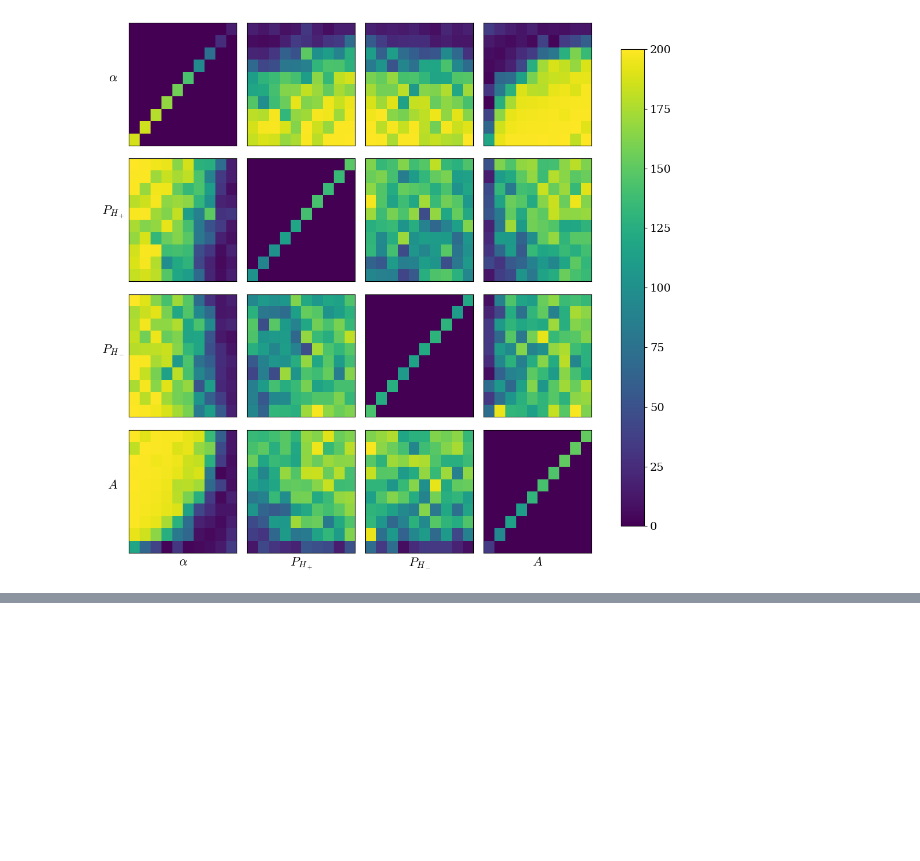
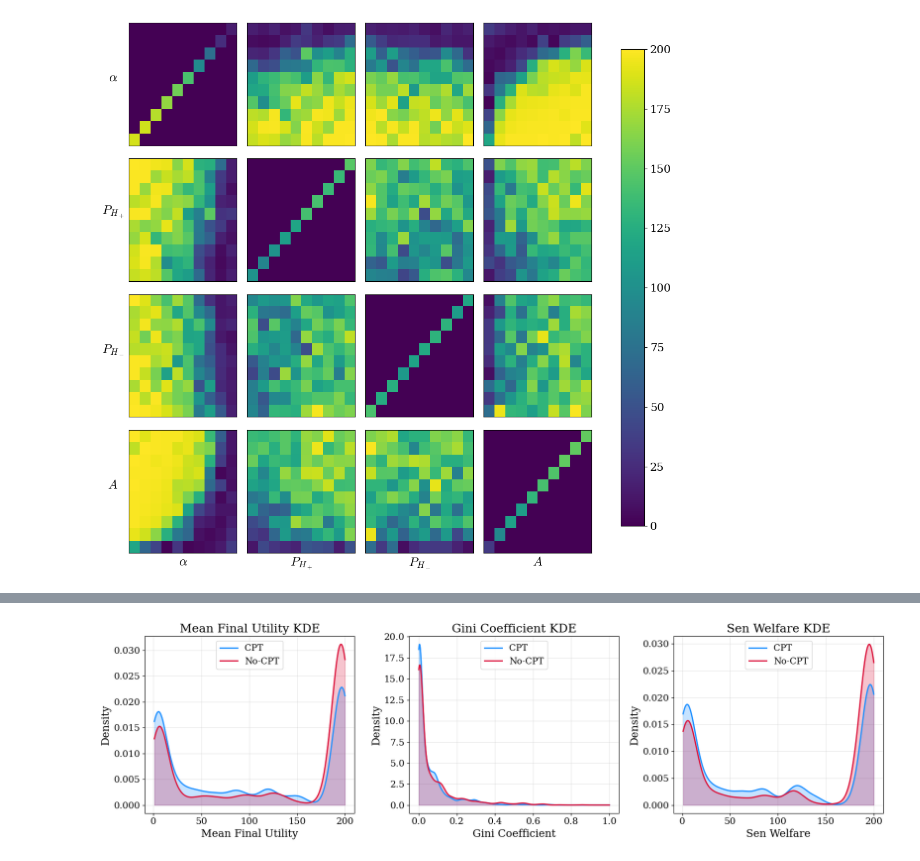
Before and after one commit to charlesaugdupont/cognitive-biases-endogenous-volatility, a Jupyter notebook: Sen_Welfare.ipynb, the cells around one changed output, grey strips where cells are left out. Saved outputs shown, nothing was run; the diff lists cells and outputs as text; code cells hidden in the pictures; blank space fills up the shorter version.

Commit message:
sen welfare, gini, mean util KDE plots

```diff
--- a/Sen_Welfare.ipynb
+++ b/Sen_Welfare.ipynb
@@ -59,0 +43,16 @@ with open(f"sen_welfare_{result_dir}.pickle", "wb") as f:
+# %%
+def gini_coeff(data):
+    if len(data) == 0:
+        return 0
+    data = np.asarray(data)
+    data = np.sort(data)
+    n = len(data)
+    index = np.arange(1, n + 1)
+    gini = (2 * np.sum(index * data)) / (n * np.sum(data)) - (n + 1) / n
+    return gini
+
+def mean_util(data):
+    return np.mean(data)
+
+def sen_welfare(data):
+    return mean_util(data) * (1-gini_coeff(data))
@@ -209,0 +205,57 @@ plt.show()
+# %%
+fig, axs = plt.subplots(1, 3, figsize=(17,5))
+
+# Sen Welfare
+labels = ["CPT", "No-CPT"]
+colors = ["dodgerblue", "crimson"]
+for i, directory in enumerate(["cpt", "nocpt"]):
+    with open(f"sen_welfare_{directory}", "rb") as f:
+        sen = pickle.load(f)
+    kde = gaussian_kde(sen, bw_method=0.1)
+    x_vals = np.linspace(min(sen), max(sen), 500)
+    y_vals = kde(x_vals)
+    y_vals /= np.trapz(y_vals, x_vals)
+    axs[2].plot(x_vals, y_vals, color=colors[i], label=labels[i], lw=2)
+    axs[2].fill_between(x_vals, y_vals, color=colors[i], alpha=0.25)
+axs[2].set_xlabel("Sen Welfare")
+axs[2].set_title("Sen Welfare KDE")
+axs[2].set_ylabel("Density")
+axs[2].legend(loc="upper center")
+axs[2].grid()
+
+# Gini Coefficient
+for i, directory in enumerate(["cpt", "nocpt"]):
+    with open(f"gini_{directory}", "rb") as f:
+        G = pickle.load(f)
+    kde = gaussian_kde(G, bw_method=0.15)
+    x_vals = np.linspace(min(G), 1, 500)
+    y_vals = kde(x_vals)
+    y_vals /= np.trapz(y_vals, x_vals)
+    axs[1].plot(x_vals, y_vals, color=colors[i], label=labels[i], lw=2)
+    axs[1].fill_between(x_vals, y_vals, color=colors[i], alpha=0.25)
+axs[1].set_xlabel("Gini Coefficient")
+axs[1].set_title("Gini Coefficient KDE")
+axs[1].set_ylabel("Density")
+axs[1].legend(loc="upper center")
+axs[1].grid()
+
+# Mean Final Utility
+for i, directory in enumerate(["cpt", "nocpt"]):
+    with open(f"mean_util_{directory}", "rb") as f:
+        M = pickle.load(f)
+    kde = gaussian_kde(M, bw_method=0.1)
+    x_vals = np.linspace(min(M), max(M), 500)
+    y_vals = kde(x_vals)
+    y_vals /= np.trapz(y_vals, x_vals)
+    axs[0].plot(x_vals, y_vals, color=colors[i], label=labels[i], lw=2)
+    axs[0].fill_between(x_vals, y_vals, color=colors[i], alpha=0.25)
+axs[0].set_ylabel("Density")
+axs[0].set_xlabel("Mean Final Utility")
+axs[0].set_title("Mean Final Utility KDE")
+axs[0].legend(loc="upper center")
+axs[0].grid()
+
+fig.tight_layout()
+plt.show()
+# %% [output]
+[figure, added]
```
Also changed, not shown: parts of 4 cells of this notebook.
